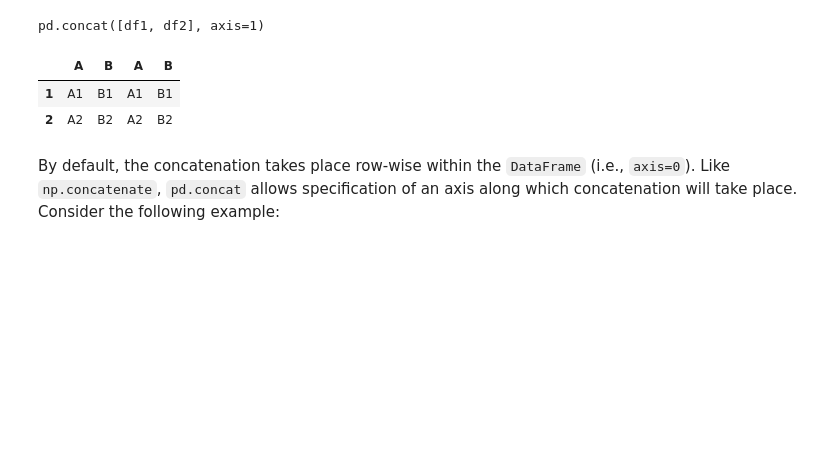
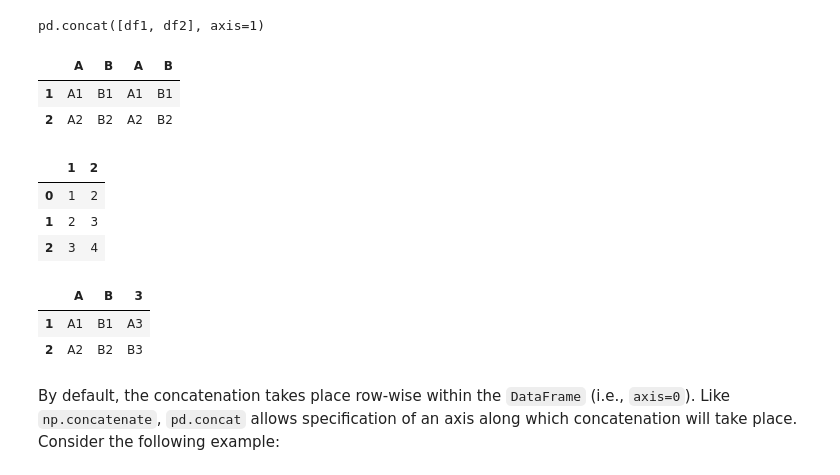
Before and after one commit to Mlcruz9/DS_TheBridgeBBK_SBIL2023, a Jupyter notebook: 2-Data_Analysis/2-Pandas/Teoría/4_Concat.ipynb, the cells around one changed output. Drawn from its saved outputs; the diff is of its cells as text; code cells hidden in the pictures; blank space fills up the shorter version.

```diff
--- a/2-Data_Analysis/2-Pandas/Teoría/4_Concat.ipynb
+++ b/2-Data_Analysis/2-Pandas/Teoría/4_Concat.ipynb
@@ -126,3 +126,11 @@ pd.concat([df1, df2], axis=1)
 |  | A | B | A | B |
 | 1 | A1 | B1 | A1 | B1 |
 | 2 | A2 | B2 | A2 | B2 |
+# %%
+df = pd.DataFrame({"1": [1, 2, 3], "2":[2, 3, 4]})
+df
+# %% [output]
+|  | 1 | 2 |
+| 0 | 1 | 2 |
+| 1 | 2 | 3 |
+| 2 | 3 | 4 |
@@ -129,3 +141,9 @@ pd.concat([df1, df2], axis=1)
+# %%
+df1
+# %% [output]
+|  | A | B | 3 |
+| 1 | A1 | B1 | A3 |
+| 2 | A2 | B2 | B3 |
 # %% [markdown]
 By default, the concatenation takes place row-wise within the ``DataFrame`` (i.e., ``axis=0``).
 Like ``np.concatenate``, ``pd.concat`` allows specification of an axis along which concatenation will take place.
```
Also changed, not shown: parts of 4 cells of this notebook, 4 other files.
